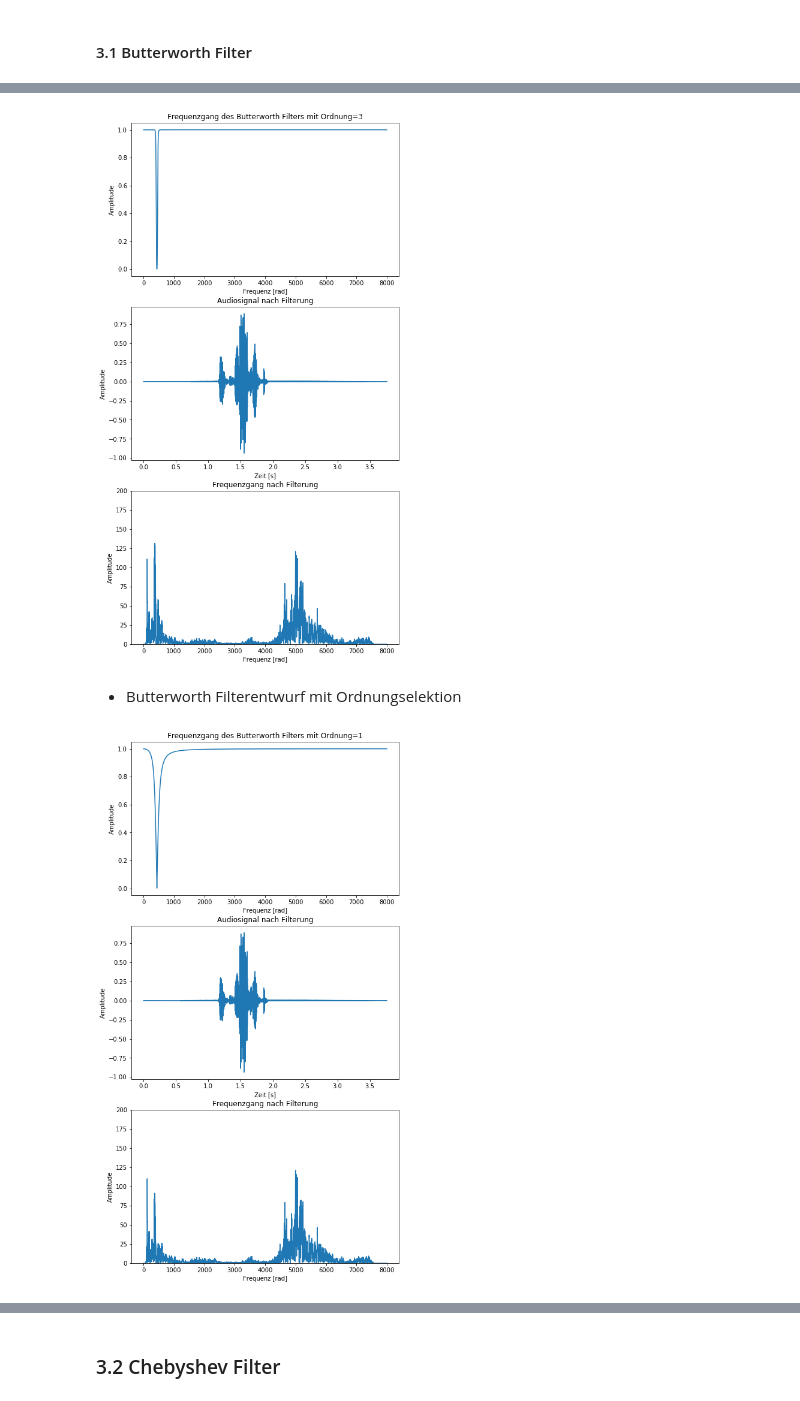
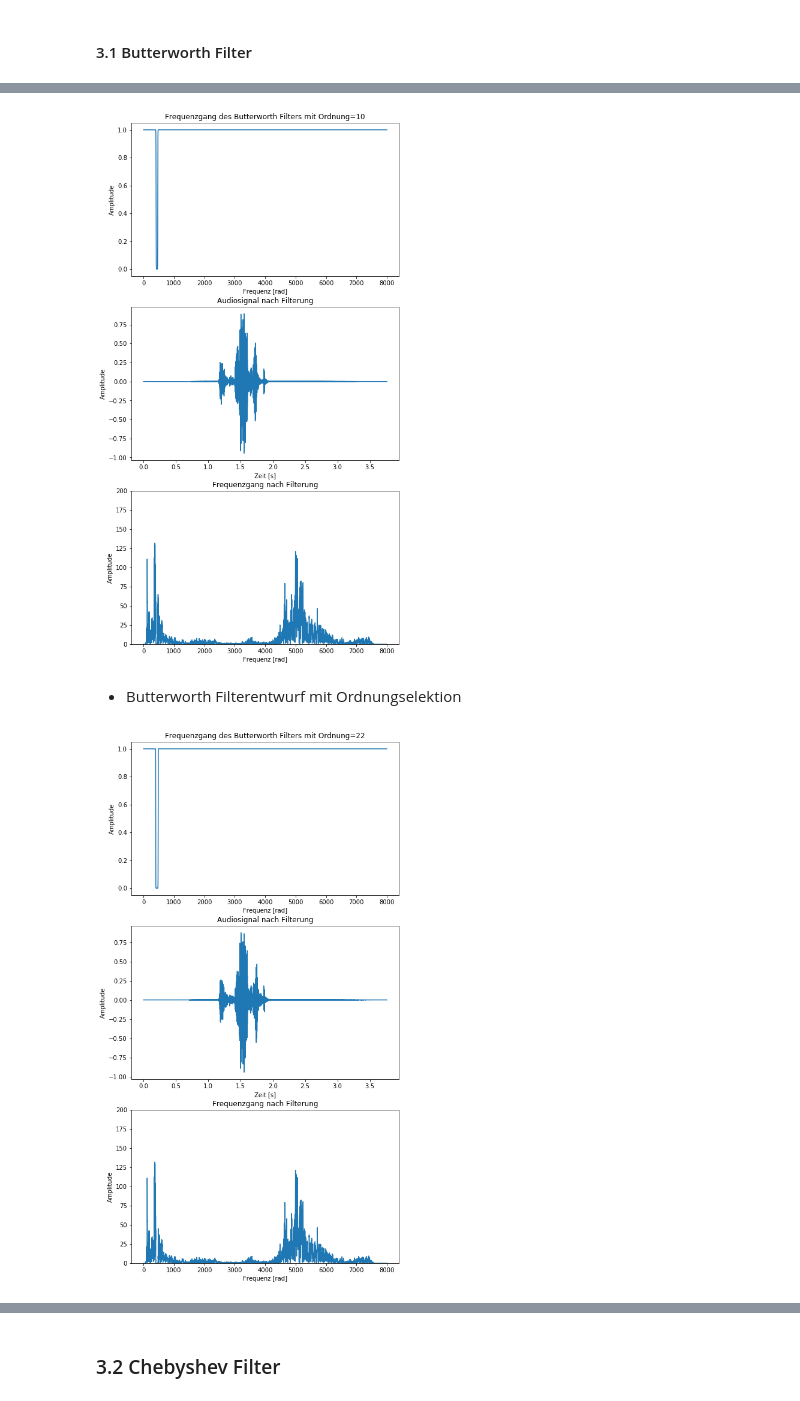
Before and after one commit to TUD-STKS/tud-sv, a Jupyter notebook: Thema-1-Filter/1.3 - Anwendungsbeispiel.ipynb, the cells around one changed output, grey strips where cells are left out. Drawn from its saved outputs; the diff is of its cells as text; code cells hidden in the pictures.

Commit message:
changed signalsname and the corresponding texts as well as codes

```diff
--- a/Thema-1-Filter/1.3 - Anwendungsbeispiel.ipynb
+++ b/Thema-1-Filter/1.3 - Anwendungsbeispiel.ipynb
@@ -185,6 +185,6 @@ Zuerst addieren wir ein solches Sinussignal als Geräusch zur Filterung:
 # %%
 '''
-Beispiel: Geräusche addieren, visualisieren und abspielen
+Beispiel: Signal addieren, visualisieren und abspielen
 '''
 import numpy as np
 import matplotlib.pyplot as plt
@@ -199,18 +199,18 @@ audio = audio/np.max(np.abs(audio))
 
 # Initiale Daten
 fs_Hz = sr  # Abtrastfrequenz
-fn_Hz = 440  # Geräuschfrequenz
+fsin_Hz = 440  # Sinusfrequenz
 L = len(audio)  # Länge des Audiosignals
 T = L/fs_Hz - 1/fs_Hz  # Zeitraum
 t = np.linspace(0, T, L)  # Zeitbereich
 f_Hz = np.linspace(0, fs_Hz/2, int(L/2))  # Frequenzbereich
 
-# Sinussignale als Geräusch
-noise = 1/2 * np.sin(fn_Hz * 2*np.pi * t)
-noise_fft = fftpack.fft(noise)
+# Sinussignale erstellen
+sine = 1/2 * np.sin(fsin_Hz * 2*np.pi * t)
+sine_fft = fftpack.fft(sine)
 
 # Signal zur Filterung
-s = audio + noise  # Additives Geräusch
+s = audio + sine  # Additives Signal
 S = fftpack.fft(s)  # Frequenzgang
 
 # Fensterung (optional)
@@ -224,20 +224,20 @@ plt.xlabel('Zeit [s]')
 plt.xlim(0, 0.1)
 plt.ylabel('Amplitude')
 plt.ylim(-1, 1)
-plt.plot(t, noise)
+plt.plot(t, sine)
 plt.subplot(222)
 plt.title('Rauschsignale im Frequenzbereich')
 plt.xlabel('Frequenz [rad]')
 plt.ylabel('Amplitude')
 plt.ylim(0, 500)
-plt.plot(f_Hz, np.abs(noise_fft[:int(L/2)]))
+plt.plot(f_Hz, np.abs(sine_fft[:int(L/2)]))
 plt.subplot(223)
-plt.title('Audiosignal mit Geräusch im Zeitbereich')
+plt.title('Audiosignal mit Sinussignal im Zeitbereich')
 plt.xlabel('Zeit [s]')
 plt.ylabel('Amplitude')
 plt.plot(t, s)
 plt.subplot(224)
-plt.title('Audiosignal mit Geräusch im Frequenzbereich')
+plt.title('Audiosignal mit Sinussignal im Frequenzbereich')
 plt.xlabel('Frequenz [rad]')
 plt.ylabel('Amplitude')
 plt.ylim(0, 500)
@@ -379,6 +379,6 @@ Anschließend verwenden wir IIR-Filter zur Rauschunterdrückung.
 # %%
 '''
-Beispiel: Rauschunterdrückung mittels IIR-Bandsperrfilters (Butterworth)
+Beispiel: Entfernen von Signalen mittels IIR-Bandsperrfilters (Butterworth)
 '''
 import numpy as np
 import matplotlib.pyplot as plt
@@ -388,14 +388,14 @@ from scipy import signal
 
 # Parameter
 bw = 30  # Bandbreite
-n = 3  # Ordnung
-wn = [fn_Hz-bw, fn_Hz+bw]
+n = 10  # Ordnung
+wn = [fsin_Hz-bw, fsin_Hz+bw]  # Frequenzbereich des Sperrbands
 
 # Filterung
 sos = signal.butter(n, wn, 'bs', analog=False, fs=fs_Hz, output='sos')
 w, H_butt = signal.sosfreqz(sos, int(L/2), fs=fs_Hz)
-s_butt = signal.sosfilt(sos, s_windowed)
-S_butt = fftpack.fft(s_butt)
+s_filtered = signal.sosfilt(sos, s_windowed)
+S_filtered = fftpack.fft(s_filtered)
 
 # plot
 plt.subplot(311)
@@ -407,26 +407,26 @@ plt.subplot(312)
 plt.title('Audiosignal nach Filterung')
 plt.xlabel('Zeit [s]')
 plt.ylabel('Amplitude')
-plt.plot(t, s_butt)
+plt.plot(t, s_filtered)
 plt.subplot(313)
 plt.title('Frequenzgang nach Filterung')
 plt.xlabel('Frequenz [rad]')
 plt.ylabel('Amplitude')
 plt.ylim(0, 200)
-plt.plot(f_Hz, np.abs(S_butt[:int(L/2)]))
+plt.plot(f_Hz, np.abs(S_filtered[:int(L/2)]))
 plt.gcf().set_size_inches(8, 16)
 plt.show()
 
 # Abspielen
-sound = (np.real(s_butt) * (2**15 - 1) / np.max(np.abs(s_butt))).astype(np.int16)
+sound = (s_filtered * (2**15 - 1) / np.max(np.abs(s_filtered))).astype(np.int16)
 play_obj = sa.play_buffer(sound, 1, 2, fs_Hz)
 # %% [output]
-[figure, old version]
+[figure, new version]
 # %% [markdown]
 - Butterworth Filterentwurf mit Ordnungselektion
 # %%
 '''
-Aufgabe: Rauschunterdrückung mittels IIR-Bandsperrfilters (Butterworth)
+Aufgabe: Entfernen von Signalen mittels IIR-Bandsperrfilters (Butterworth)
 '''
 import numpy as np
 import matplotlib.pyplot as plt
@@ -435,37 +435,37 @@ from scipy import fftpack
 from scipy import signal
 
 # Ordnungselektion
 bw = 30  # Bandbreite
-n, wn = signal.buttord([fn_Hz-bw, fn_Hz+bw], [fn_Hz, fn_Hz], 10, 40, False, fs_Hz)
+n, wn = signal.buttord([fsin_Hz-bw-10, fsin_Hz+bw+10], [fsin_Hz-bw, fsin_Hz+bw], 10, 60, False, fs_Hz)
 
 # Filterung
 sos = signal.butter(n, wn, 'bs', False, 'sos', fs_Hz)
 w, H_butt = signal.sosfreqz(sos, int(L/2), fs=fs_Hz)
-s_butt = signal.sosfilt(sos, s_windowed)
-S_butt = fftpack.fft(s_butt)
+s_filtered = signal.sosfilt(sos, s_windowed)
+S_filtered = fftpack.fft(s_filtered)
 
 # plot
 plt.subplot(311)
 plt.title('Frequenzgang des Butterworth Filters mit Ordnung=%d' %n)
 plt.xlabel('Frequenz [rad]')
 plt.ylabel('Amplitude')
 plt.plot(f_Hz, np.abs(H_butt[:int(L/2)]))
 plt.subplot(312)
 plt.title('Audiosignal nach Filterung')
 plt.xlabel('Zeit [s]')
 plt.ylabel('Amplitude')
-plt.plot(t, s_butt)
+plt.plot(t, s_filtered)
 plt.subplot(313)
 plt.title('Frequenzgang nach Filterung')
 plt.xlabel('Frequenz [rad]')
 plt.ylabel('Amplitude')
 plt.ylim(0, 200)
-plt.plot(f_Hz, np.abs(S_butt[:int(L/2)]))
+plt.plot(f_Hz, np.abs(S_filtered[:int(L/2)]))
 plt.gcf().set_size_inches(8, 16)
 plt.show()
 
 # Abspielen
-sound = (np.real(s_butt) * (2**15 - 1) / np.max(np.abs(s_butt))).astype(np.int16)
+sound = (s_filtered * (2**15 - 1) / np.max(np.abs(s_filtered))).astype(np.int16)
 play_obj = sa.play_buffer(sound, 1, 2, fs_Hz)
 # %% [output]
-[figure, old version]
+[figure, new version]
```
Also changed, not shown: parts of 14 cells of this notebook.
